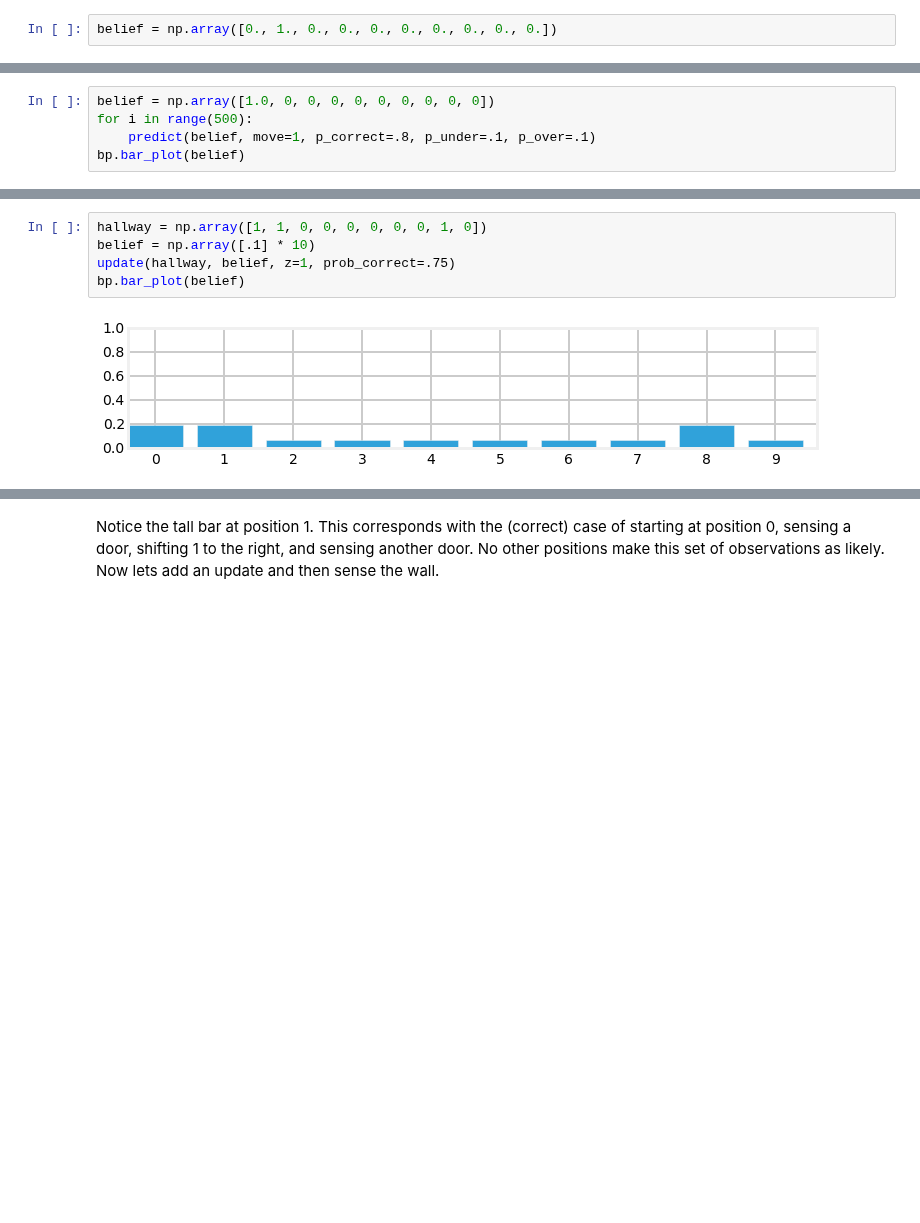
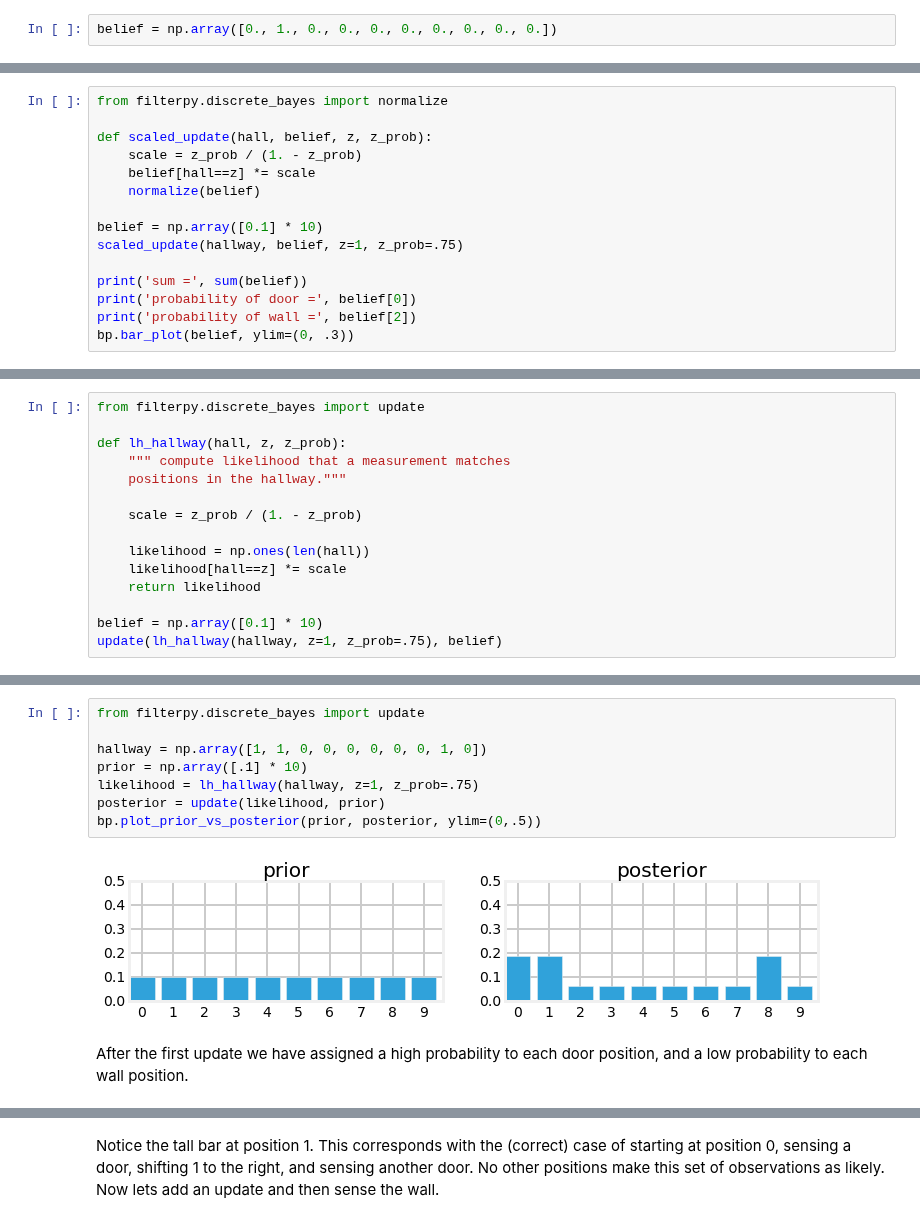
Before and after one commit to rlabbe/Kalman-and-Bayesian-Filters-in-Python, a Jupyter notebook: 02-Discrete-Bayes.ipynb, the cells around one changed output, grey strips where cells are left out. Drawn from its saved outputs; the diff is of its cells as text; blank space fills up the shorter version.

```diff
--- a/02-Discrete-Bayes.ipynb
+++ b/02-Discrete-Bayes.ipynb
@@ -242,5 +90,0 @@ This is not a coincidence, or the result of a carefully chosen example - it is a
-# %%
-belief = np.array([1.0, 0, 0, 0, 0, 0, 0, 0, 0, 0])
-for i in range(500):
-    predict(belief, move=1, p_correct=.8, p_under=.1, p_over=.1)
-bp.bar_plot(belief)
@@ -251,0 +154,15 @@ After 500 iterations we have lost all information, even though we were 100% sure
+# %%
+from filterpy.discrete_bayes import normalize
+
+def scaled_update(hall, belief, z, z_prob):
+    scale = z_prob / (1. - z_prob)
+    belief[hall==z] *= scale
+    normalize(belief)
+
+belief = np.array([0.1] * 10)
+scaled_update(hallway, belief, z=1, z_prob=.75)
+
+print('sum =', sum(belief))
+print('probability of door =', belief[0])
+print('probability of wall =', belief[2])
+bp.bar_plot(belief, ylim=(0, .3))
@@ -251,0 +203,15 @@ After 500 iterations we have lost all information, even though we were 100% sure
+# %%
+from filterpy.discrete_bayes import update
+
+def lh_hallway(hall, z, z_prob):
+    """ compute likelihood that a measurement matches
+    positions in the hallway."""
+
+    scale = z_prob / (1. - z_prob)
+
+    likelihood = np.ones(len(hall))
+    likelihood[hall==z] *= scale
+    return likelihood
+
+belief = np.array([0.1] * 10)
+update(lh_hallway(hallway, z=1, z_prob=.75), belief)
@@ -335,9 +382,14 @@ Well, we have already programmed the update step, and we have programmed the pre
 # %%
+from filterpy.discrete_bayes import update
+
 hallway = np.array([1, 1, 0, 0, 0, 0, 0, 0, 1, 0])
-belief = np.array([.1] * 10)
-update(hallway, belief, z=1, prob_correct=.75)
-bp.bar_plot(belief)
+prior = np.array([.1] * 10)
+likelihood = lh_hallway(hallway, z=1, z_prob=.75)
+posterior = update(likelihood, prior)
+bp.plot_prior_vs_posterior(prior, posterior, ylim=(0,.5))
 # %% [output]
-[figure, old version]
+[figure, new version]
+# %% [markdown]
+After the first update we have assigned a high probability to each door position, and a low probability to each wall position.
 # %%
 kernel = (.1, .8, .1)
```
Also changed, not shown: parts of 101 cells of this notebook, 4 other files.
